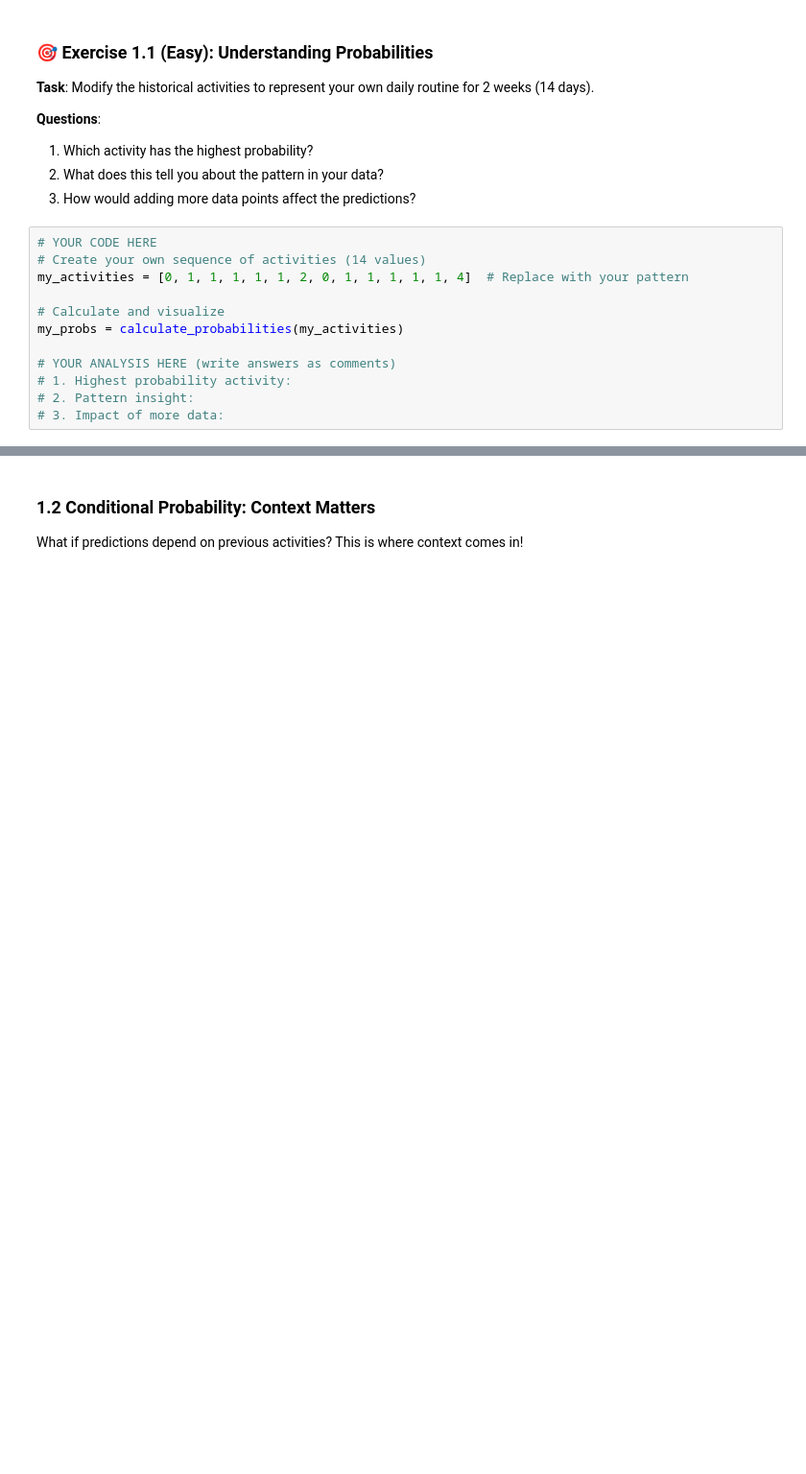
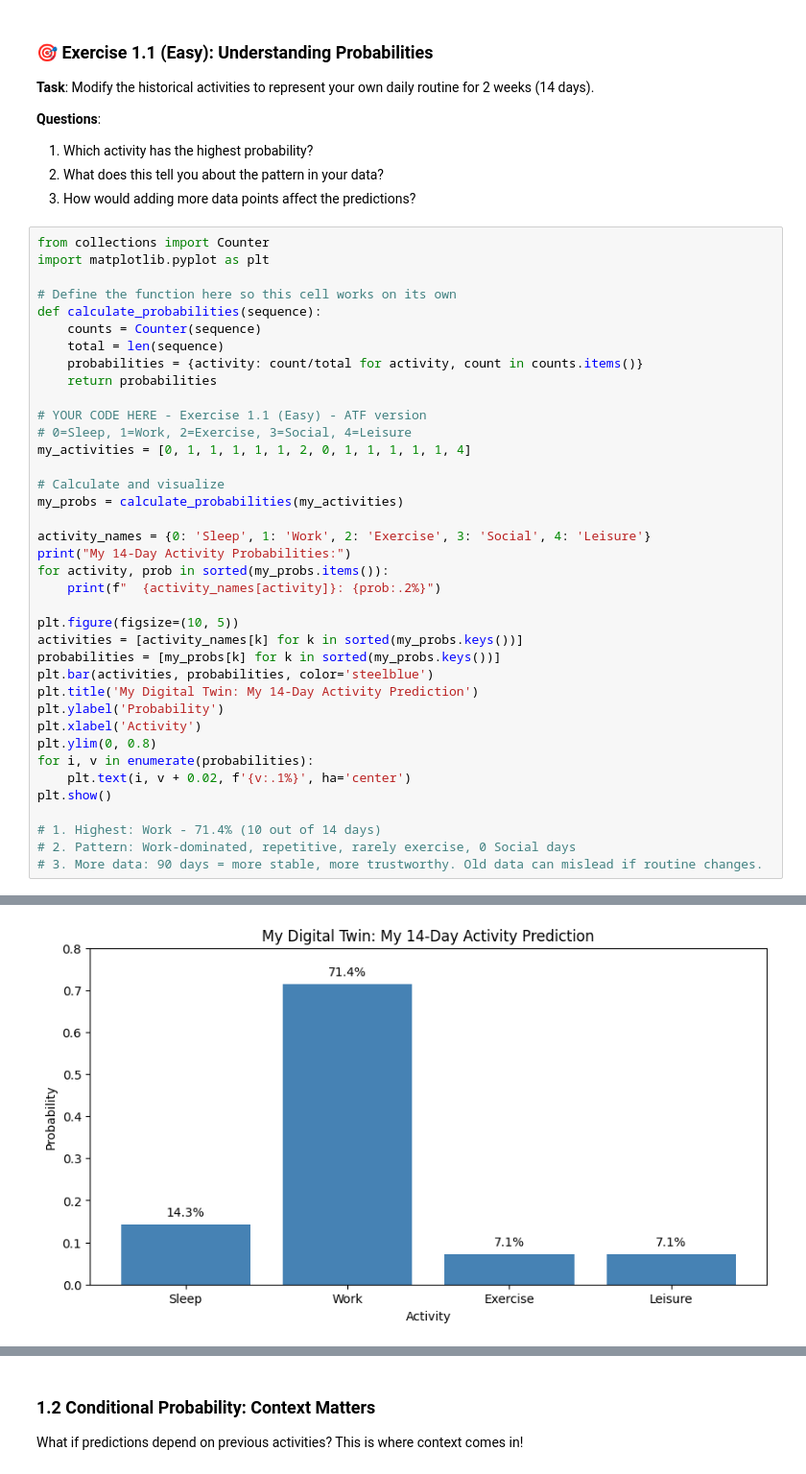
Before and after one commit to Machpadaco/ATF-AI-CHALLENGE-LEARNING-MATERIA, a Jupyter notebook: Week-01/Copy_of_01_probability_neural_networks.ipynb, the cells around one changed output, grey strips where cells are left out. Shown at 96% size. Saved outputs shown, nothing was run; the diff lists cells and outputs as text; blank space fills up the shorter version.

```diff
--- a/Week-01/Copy_of_01_probability_neural_networks.ipynb
+++ b/Week-01/Copy_of_01_probability_neural_networks.ipynb
@@ -179,15 +177,42 @@ Twin prediction for next week: Moderate (73% chance)
 1. Which activity has the highest probability?
 2. What does this tell you about the pattern in your data?
 3. How would adding more data points affect the predictions?
-# %%
-# YOUR CODE HERE
-# Create your own sequence of activities (14 values)
-my_activities = [0, 1, 1, 1, 1, 1, 2, 0, 1, 1, 1, 1, 1, 4]  # Replace with your pattern
-
-# Calculate and visualize
-my_probs = calculate_probabilities(my_activities)
-
-# YOUR ANALYSIS HERE (write answers as comments)
-# 1. Highest probability activity:
-# 2. Pattern insight:
-# 3. Impact of more data:
+# %%
+from collections import Counter
+import matplotlib.pyplot as plt
+
+# Define the function here so this cell works on its own
+def calculate_probabilities(sequence):
+    counts = Counter(sequence)
+    total = len(sequence)
+    probabilities = {activity: count/total for activity, count in counts.items()}
+    return probabilities
+
+# YOUR CODE HERE - Exercise 1.1 (Easy) - ATF version
+# 0=Sleep, 1=Work, 2=Exercise, 3=Social, 4=Leisure
+my_activities = [0, 1, 1, 1, 1, 1, 2, 0, 1, 1, 1, 1, 1, 4]
+
+# Calculate and visualize
+my_probs = calculate_probabilities(my_activities)
+
+activity_names = {0: 'Sleep', 1: 'Work', 2: 'Exercise', 3: 'Social', 4: 'Leisure'}
+print("My 14-Day Activity Probabilities:")
+for activity, prob in sorted(my_probs.items()):
+    print(f"  {activity_names[activity]}: {prob:.2%}")
+
+plt.figure(figsize=(10, 5))
+activities = [activity_names[k] for k in sorted(my_probs.keys())]
+probabilities = [my_probs[k] for k in sorted(my_probs.keys())]
+plt.bar(activities, probabilities, color='steelblue')
+plt.title('My Digital Twin: My 14-Day Activity Prediction')
+plt.ylabel('Probability')
+plt.xlabel('Activity')
+plt.ylim(0, 0.8)
+for i, v in enumerate(probabilities):
+    plt.text(i, v + 0.02, f'{v:.1%}', ha='center')
+plt.show()
+
+# 1. Highest: Work - 71.4% (10 out of 14 days)
+# 2. Pattern: Work-dominated, repetitive, rarely exercise, 0 Social days
+# 3. More data: 90 days = more stable, more trustworthy. Old data can mislead if routine changes.
+# %% [output]
@@ -193,0 +224 @@ my_probs = calculate_probabilities(my_activities)
+[figure, added]
```
Also changed, not shown: parts of 27 cells of this notebook.
